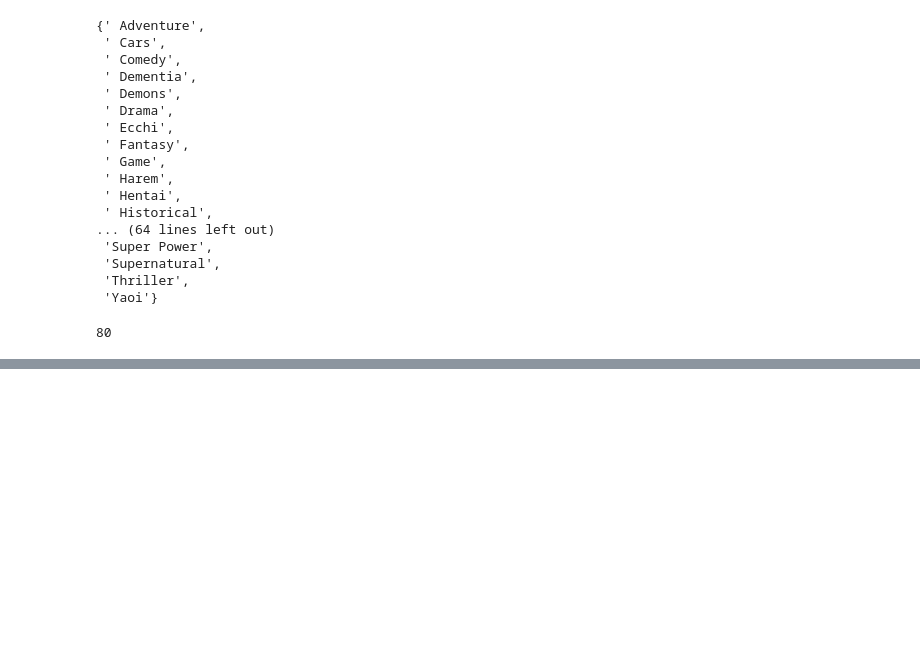
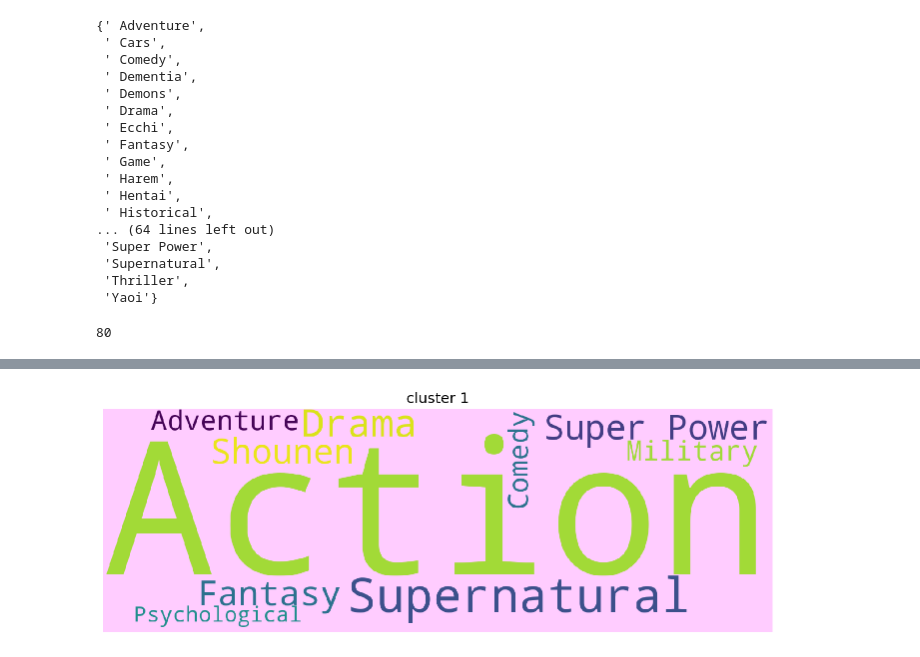
Before and after one commit to Subham02803/Clustering-for-anime-recommendation, a Jupyter notebook: AnimeRecommendation.ipynb, the cells around one changed output, grey strips where cells are left out. Saved outputs shown, nothing was run; the diff lists cells and outputs as text; code cells hidden in the pictures; blank space fills up the shorter version.

```diff
--- a/AnimeRecommendation.ipynb
+++ b/AnimeRecommendation.ipynb
@@ -498,0 +551,9 @@ makeCloud(keyword_occurences[0:10],"cluster 0","lemonchiffon")
+# %%
+c1_animeList = list(c1.sort_values(ascending=False)[0:15].index)
+c1_data = pd.DataFrame()
+c1_data['genre'],c1_data['episode'],c1_data['rating'],c1_data['member'] =  Anime_Info_List(c1_animeList)
+c1_data.iloc[:,1:4] = c1_data.iloc[:,1:4].astype(int) # change to numeric object to integer
+keyword_occurences, dum = count_word(c1_data, 'genre', set_keywords)
+makeCloud(keyword_occurences[0:10],"cluster 1","#ffccff")
+# %% [output]
+[figure, added]
```
Also changed, not shown: parts of 15 cells of this notebook.
